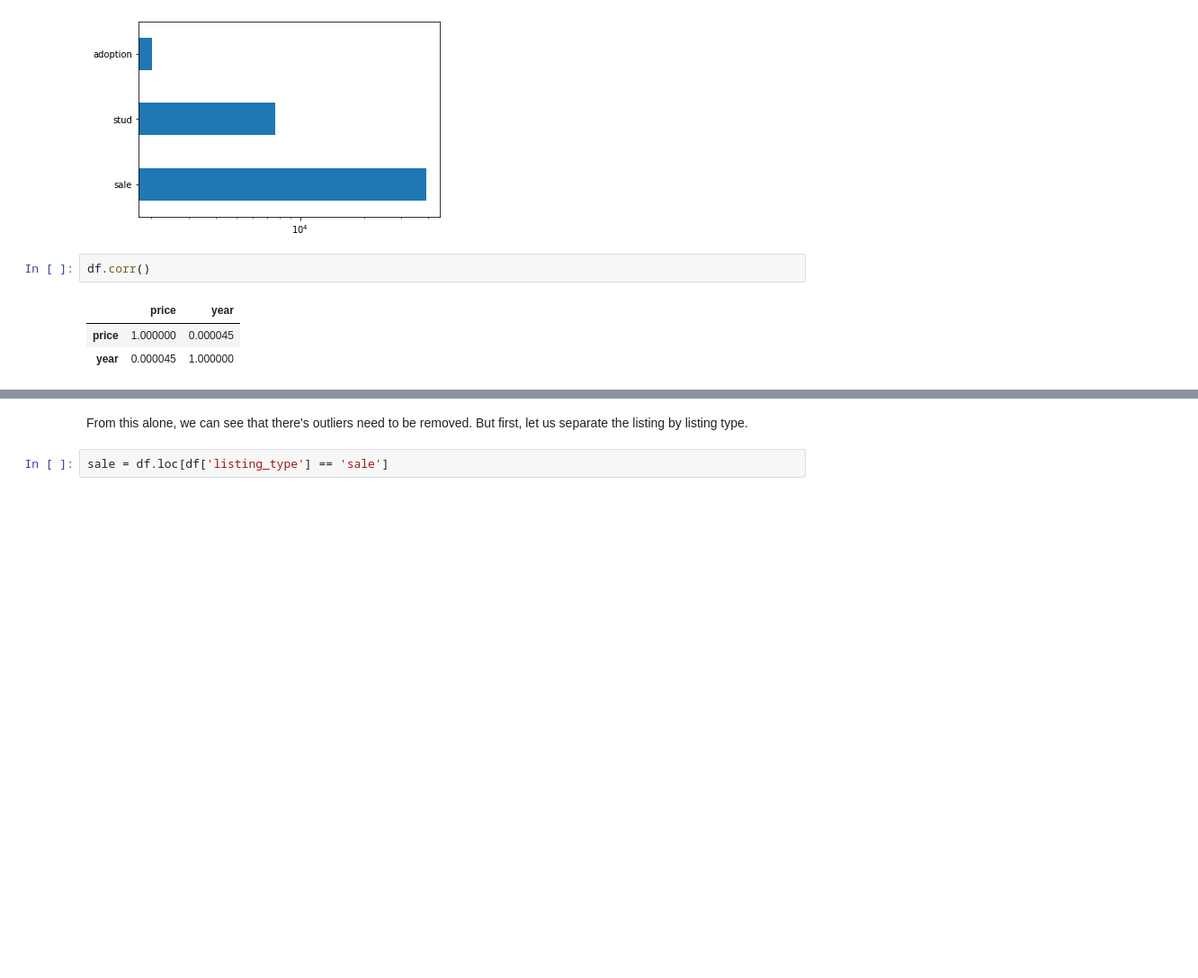
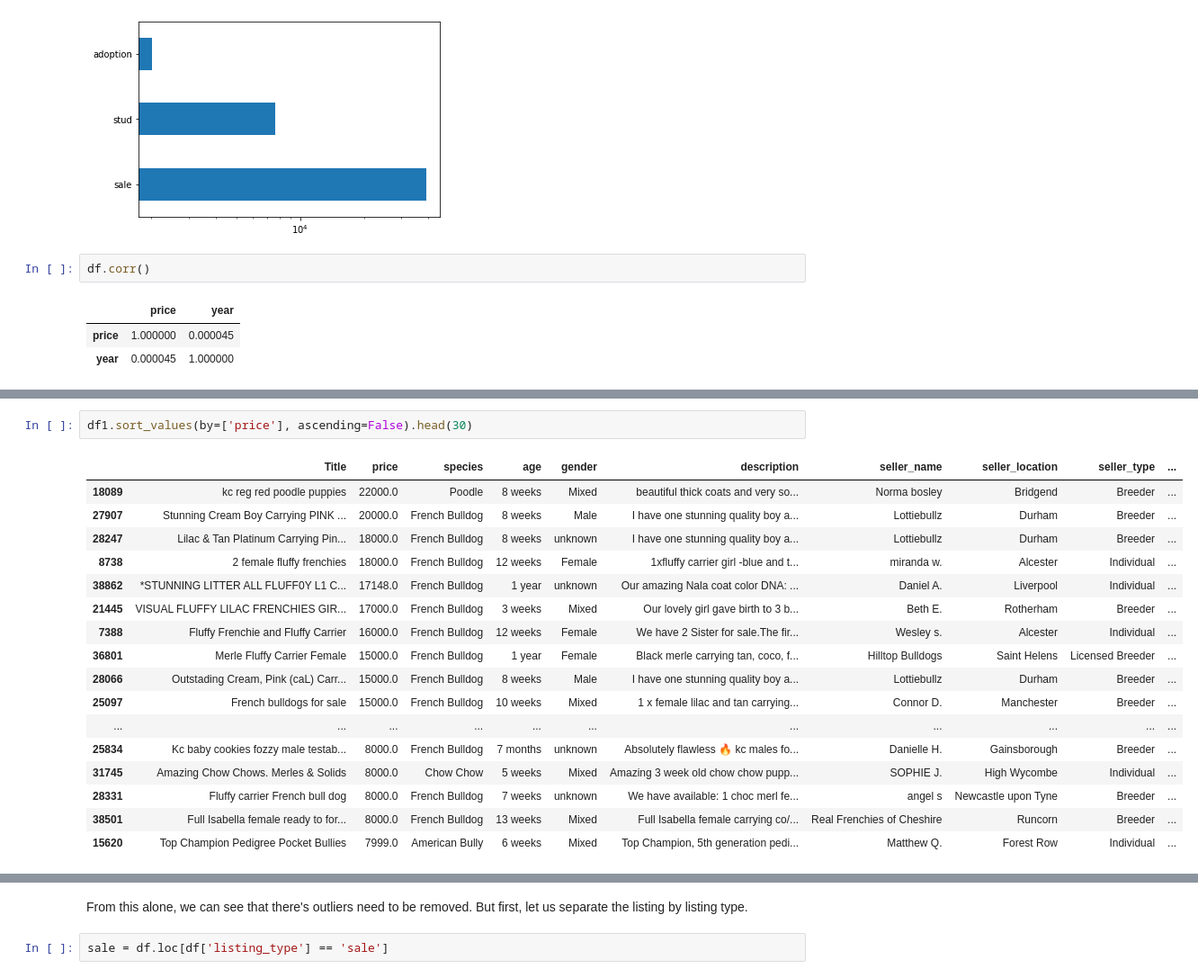
Before and after one commit to Chiuchiyin/Coding-fun, a Jupyter notebook: Pet Sale Price/EDA, data cleaning and modelling.ipynb, the cells around one changed output, grey strips where cells are left out. Shown: that part at 90% size. Saved outputs shown, nothing was run; the diff lists cells and outputs as text; blank space fills up the shorter version.

```diff
--- a/Pet Sale Price/EDA, data cleaning and modelling.ipynb
+++ b/Pet Sale Price/EDA, data cleaning and modelling.ipynb
@@ -435,0 +482,20 @@ The top priced entries makes no sense, some are not even real sale listing. They
+# %%
+df1.sort_values(by=['price'], ascending=False).head(30)
+# %% [output]
+|  | Title | price | species | age | gender | description | seller_name | seller_location | seller_type | ... |
+| 18089 | kc reg red poodle puppies | 22000.0 | Poodle | 8 weeks | Mixed | beautiful thick coats and very so... | Norma bosley | Bridgend | Breeder | ... |
+| 27907 | Stunning Cream Boy Carrying PINK ... | 20000.0 | French Bulldog | 8 weeks | Male | I have one stunning quality boy a... | Lottiebullz | Durham | Breeder | ... |
+| 28247 | Lilac & Tan Platinum Carrying Pin... | 18000.0 | French Bulldog | 8 weeks | unknown | I have one stunning quality boy a... | Lottiebullz | Durham | Breeder | ... |
+| 8738 | 2 female fluffy frenchies | 18000.0 | French Bulldog | 12 weeks | Female | 1xfluffy carrier girl -blue and t... | miranda w. | Alcester | Individual | ... |
+| 38862 | *STUNNING LITTER ALL FLUFF0Y L1 C... | 17148.0 | French Bulldog | 1 year | unknown | Our amazing Nala coat color DNA: ... | Daniel A. | Liverpool | Individual | ... |
+| 21445 | VISUAL FLUFFY LILAC FRENCHIES GIR... | 17000.0 | French Bulldog | 3 weeks | Mixed | Our lovely girl gave birth to 3 b... | Beth E. | Rotherham | Breeder | ... |
+| 7388 | Fluffy Frenchie and Fluffy Carrier | 16000.0 | French Bulldog | 12 weeks | Female | We have 2 Sister for sale.The fir... | Wesley s. | Alcester | Individual | ... |
+| 36801 | Merle Fluffy Carrier Female | 15000.0 | French Bulldog | 1 year | Female | Black merle carrying tan, coco, f... | Hilltop Bulldogs | Saint Helens | Licensed Breeder | ... |
+| 28066 | Outstading Cream, Pink (caL) Carr... | 15000.0 | French Bulldog | 8 weeks | Male | I have one stunning quality boy a... | Lottiebullz | Durham | Breeder | ... |
+| 25097 | French bulldogs for sale | 15000.0 | French Bulldog | 10 weeks | Mixed | 1 x female lilac and tan carrying... | Connor D. | Manchester | Breeder | ... |
+| ... | ... | ... | ... | ... | ... | ... | ... | ... | ... | ... |
+| 25834 | Kc baby cookies fozzy male testab... | 8000.0 | French Bulldog | 7 months | unknown | Absolutely flawless 🔥 kc males fo... | Danielle H. | Gainsborough | Breeder | ... |
+| 31745 | Amazing Chow Chows. Merles & Solids | 8000.0 | Chow Chow | 5 weeks | Mixed | Amazing 3 week old chow chow pupp... | SOPHIE J. | High Wycombe | Individual | ... |
+| 28331 | Fluffy carrier French bull dog | 8000.0 | French Bulldog | 7 weeks | unknown | We have available: 1 choc merl fe... | angel s | Newcastle upon Tyne | Breeder | ... |
+| 38501 | Full Isabella female ready to for... | 8000.0 | French Bulldog | 13 weeks | Mixed | Full Isabella female carrying co/... | Real Frenchies of Cheshire | Runcorn | Breeder | ... |
+| 15620 | Top Champion Pedigree Pocket Bullies | 7999.0 | American Bully | 6 weeks | Mixed | Top Champion, 5th generation pedi... | Matthew Q. | Forest Row | Individual | ... |
```
Also changed, not shown: parts of 25 cells of this notebook, 1 other file.
